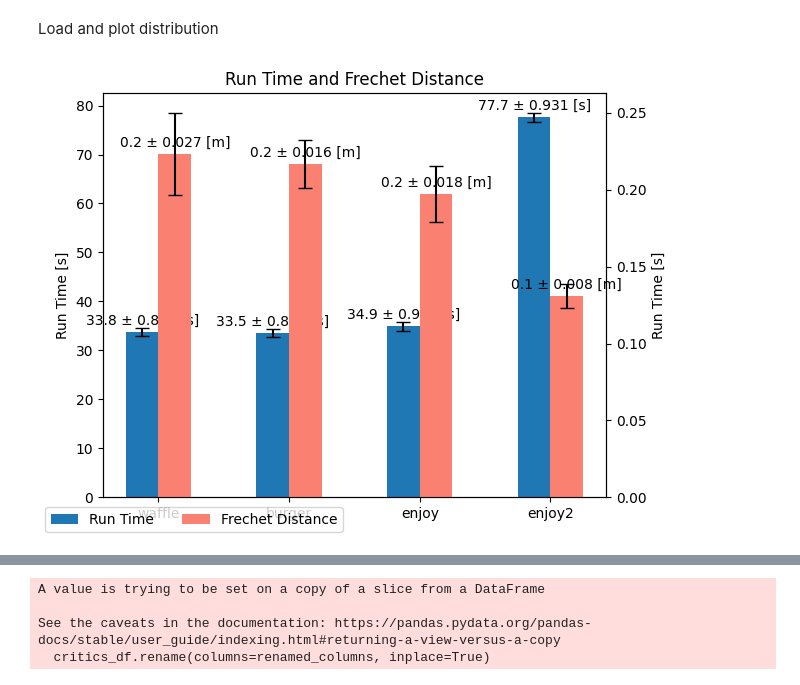
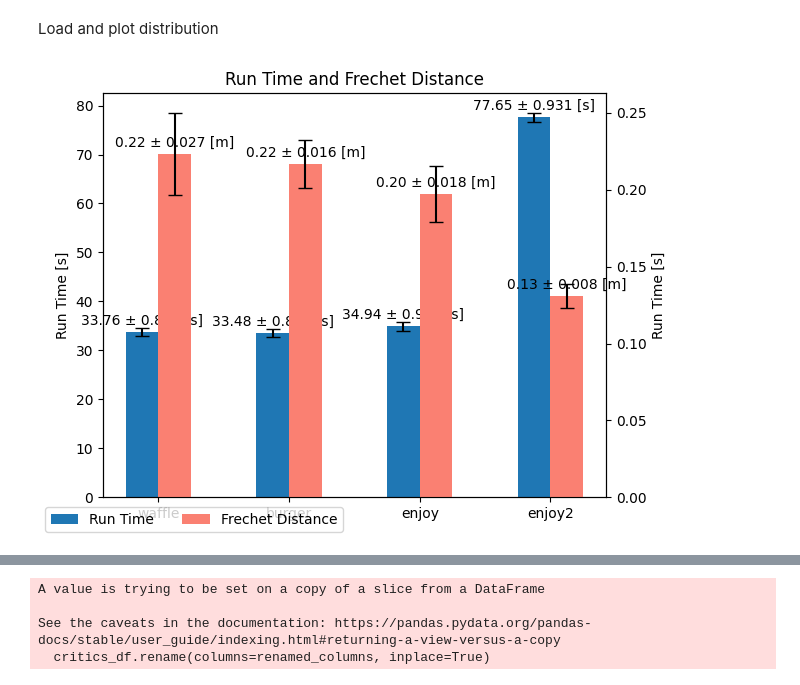
Before and after one commit to turtlewizard73/thesis-mppi-model-ident, a Jupyter notebook: workspace/src/controller_optimization/plots.ipynb, the cells around one changed output, grey strips where cells are left out. Saved outputs shown, nothing was run; the diff lists cells and outputs as text; code cells hidden in the pictures.

```diff
--- a/workspace/src/controller_optimization/plots.ipynb
+++ b/workspace/src/controller_optimization/plots.ipynb
@@ -58,36 +58,36 @@ def plot_time_frechet(trial_datas):
         capsize=5, label='Frechet Distance',
         color='salmon')
     ax_frechet.set_ylabel('Run Time [s]')
     ax_frechet.tick_params(axis='y')
 
     ax_time.set_title('Run Time and Frechet Distance')
     ax_time.set_xticks(x + width / 2)
     ax_time.set_xticklabels(labels)
     fig.legend(loc='lower left', ncol=2)
 
     for bars, avg, std in zip(bars_time, run_time_avg, run_time_std):
         ax_time.annotate(
-            f'{avg:.1f} \u00B1 {std:.3f} [s]',
+            f'{avg:.2f} \u00B1 {std:.3f} [s]',
             xy=(bars.get_x() + bars.get_width() / 2, avg),
             xytext=(0, 3),  # 3 points vertical offset
             textcoords='offset points',
             ha='center', va='bottom')
 
     for bars, avg, std in zip(bars_frechet, frechet_distance_avg, frechet_distance_std):
         ax_frechet.annotate(
-            f'{avg:.1f} \u00B1 {std:.3f} [m]',
+            f'{avg:.2f} \u00B1 {std:.3f} [m]',
             xy=(bars.get_x() + bars.get_width() / 2, avg),
             xytext=(0, 3),  # 3 points vertical offset
             textcoords='offset points',
             ha='center', va='bottom')
 
     plt.tight_layout()
     plt.show()
 
 
 plot_time_frechet(trial_datas)
 # %% [output]
-[figure, old version]
+[figure, new version]
 # %%
 # plot distance_to_goal and angle_to_goal
 def plot_distance_angle(trial_datas):
```
Also changed, not shown: parts of 9 cells of this notebook, 6 other files.
